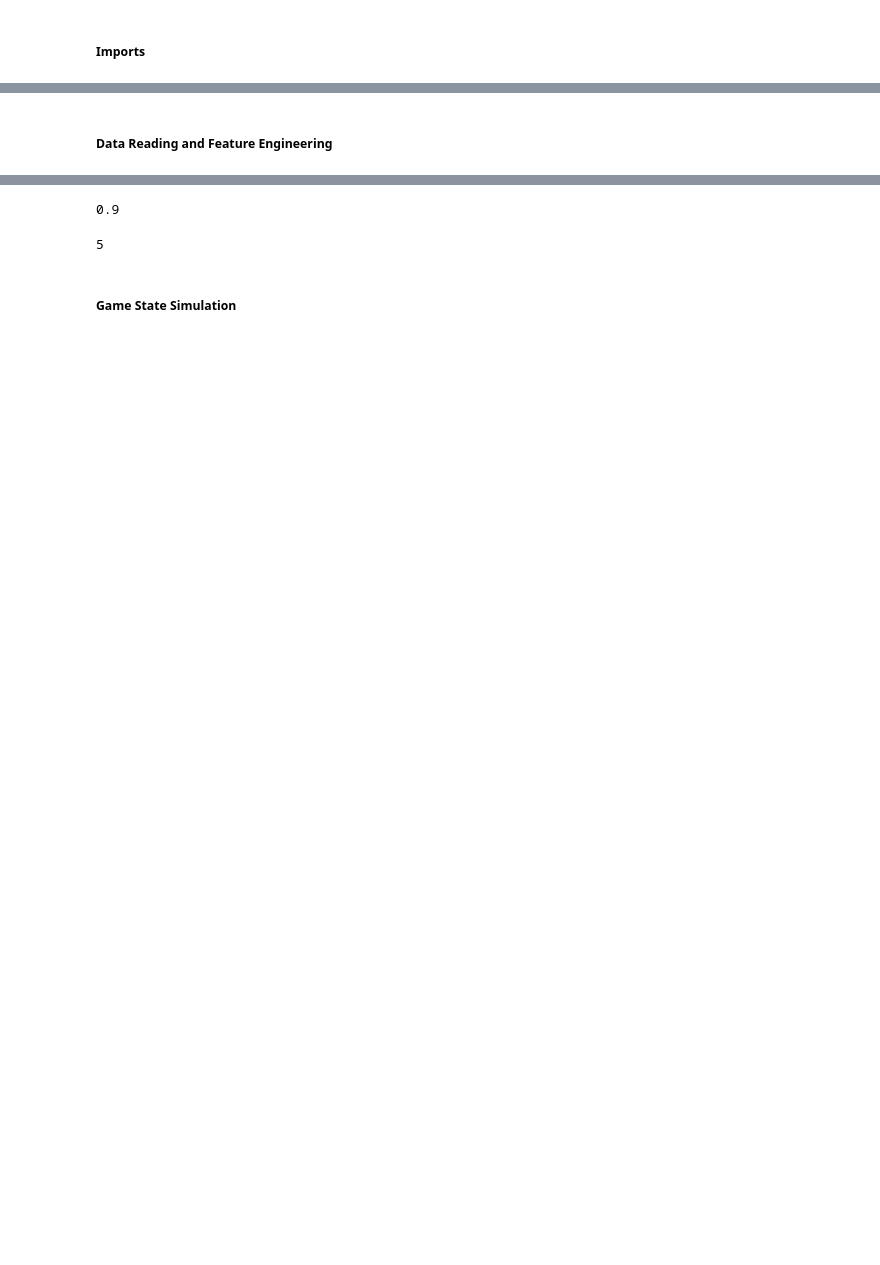
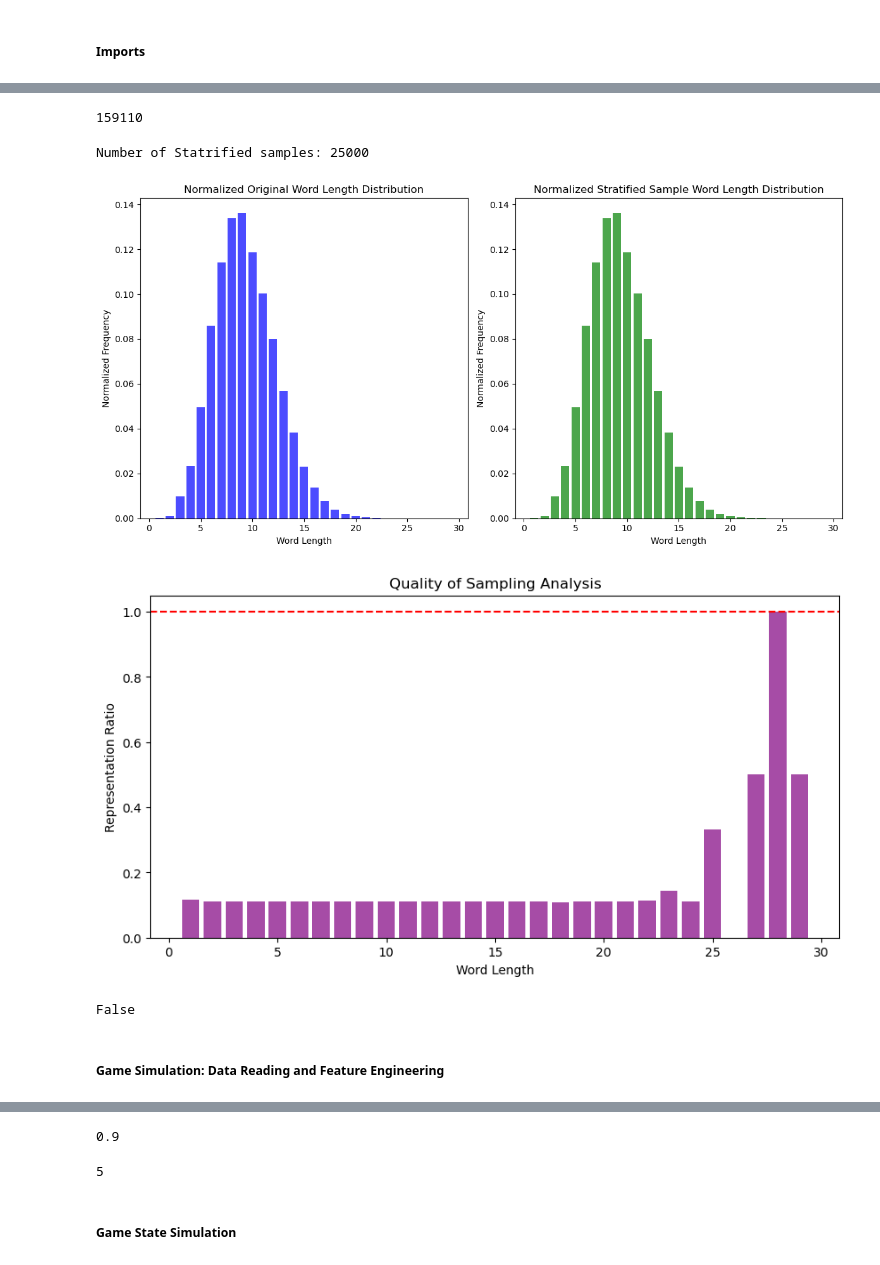
Before and after one commit to skhan61/HangmanNN, a Jupyter notebook: 1_a_dataset_generation.ipynb, the cells around one changed output, grey strips where cells are left out. Saved outputs shown, nothing was run; the diff lists cells and outputs as text; code cells hidden in the pictures; blank space fills up the shorter version.

```diff
--- a/1_a_dataset_generation.ipynb
+++ b/1_a_dataset_generation.ipynb
@@ -56,18 +80,16 @@ random.shuffle(word_list)
 # %%
 from pathlib import Path
 
-NUM_STRATIFIED_SAMPLES = 150000
+NUM_STRATIFIED_SAMPLES = 25000
 
-# Define the base directory on the specified drive
+# # Define the base directory on the specified drive
 base_dataset_dir = Path(f"/media/sayem/510B93E12554BBD1/dataset/{NUM_STRATIFIED_SAMPLES}")
+
+# base_dataset_dir = Path(f'./dataset/{NUM_STRATIFIED_SAMPLES}')
 
 # Ensuring the directory exists
 base_dataset_dir.mkdir(parents=True, exist_ok=True)
 
-# Ensure the base directory exists
-base_dataset_dir.mkdir(parents=True, exist_ok=True)
-
-
 pkls_dir = base_dataset_dir / 'pkl'
 pkls_dir.mkdir(parents=True, exist_ok=True)
 # %%
@@ -97,3 +119,22 @@ save_words_to_file(test_words, base_dataset_dir / 'test_words.txt')
 word_frequencies = calculate_word_frequencies(train_words)
 char_frequency = calculate_char_frequencies(train_words)
 max_word_length = max(len(word) for word in train_words)
+# %%
+len(train_words)
+# %% [output]
+159110
+# %%
+## we are taking starified samples from train_words
+
+from scr.custom_sampler import \
+    stratified_sample_by_length_and_frequency, \
+        stratified_sample_by_length
+
+print(f'Number of Statrified samples: {NUM_STRATIFIED_SAMPLES}')
+
+# sampled_words_by_length_and_frequency \
+#     = stratified_sample_by_length_and_frequency(train_words, \
+#     word_frequencies, \
+#     NUM_STRATIFIED_SAMPLES)
+# %% [output]
+Number of Statrified samples: 25000
@@ -99,0 +205,9 @@ max_word_length = max(len(word) for word in train_words)
+# %%
+representation_evaluation, unique_inclusion = analyze_hangman_sample_practicality(
+    word_list,
+    stratified_sample_by_length,
+    NUM_STRATIFIED_SAMPLES
+)
+# %% [output]
+[figure, added]
+[figure, added]
@@ -99,0 +217,4 @@ max_word_length = max(len(word) for word in train_words)
+# %%
+unique_inclusion
+# %% [output]
+False
@@ -100,5 +226,5 @@ max_word_length = max(len(word) for word in train_words)
 # %% [markdown]
-##### Data Reading and Feature Engineering
+##### Game Simulation: Data Reading and Feature Engineering
 # %%
 def count_repetitive_characters(word):
     char_count = {}
```
Also changed, not shown: parts of 12 cells of this notebook, 3 other files.
